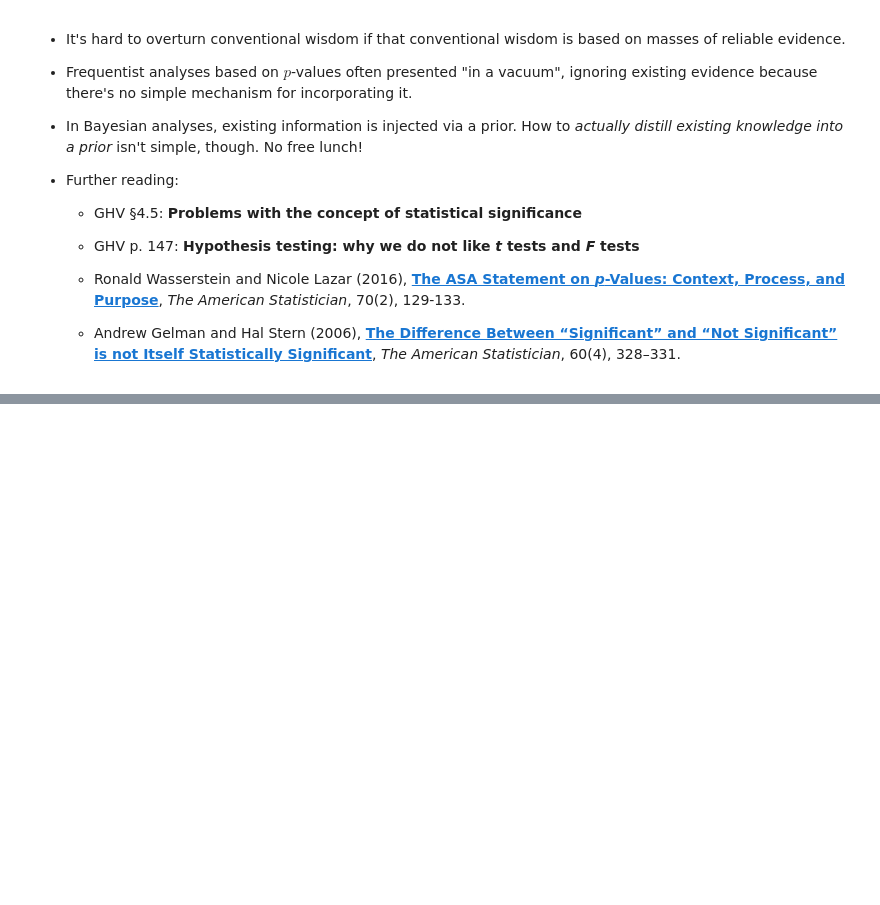
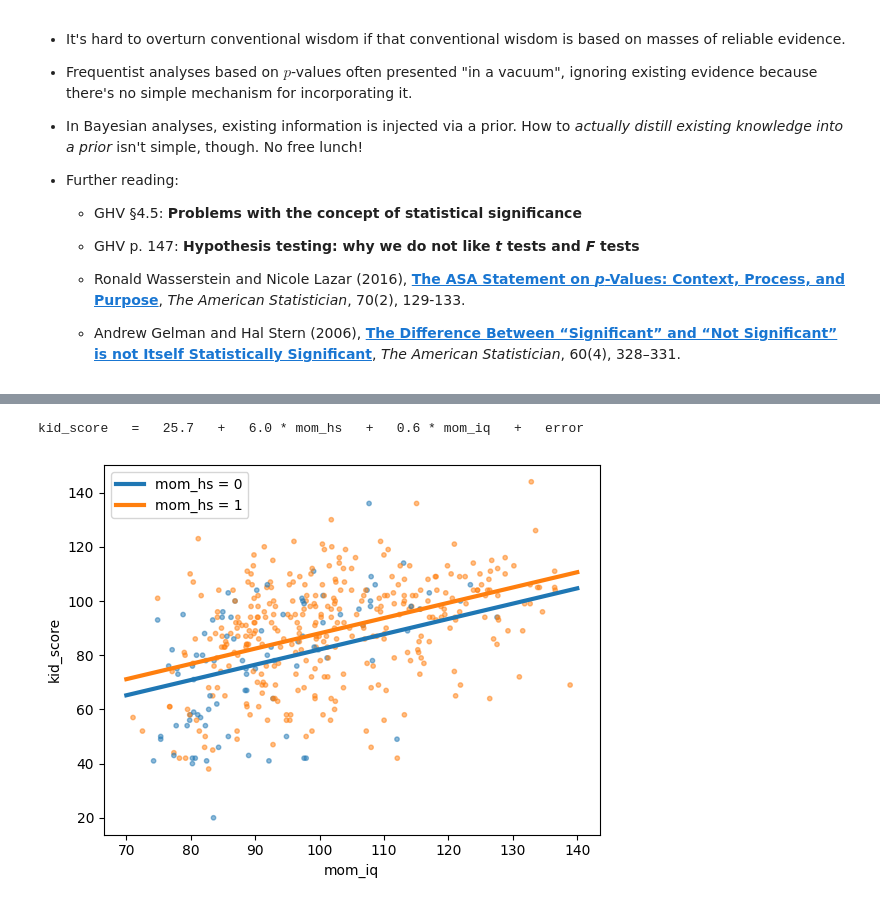
Before and after one commit to mgreenbe/DATA335W2025, a Jupyter notebook: code/2linearregression.ipynb, the cells around one changed output, grey strips where cells are left out. Cells and saved outputs as stored; diff of their text form; code cells hidden in the pictures; blank space fills up the shorter version.

```diff
--- a/code/2linearregression.ipynb
+++ b/code/2linearregression.ipynb
@@ -1080,0 +1132,25 @@ gap posterior mad_sd = 0.0025 (0.25%)
+# %%
+model = LinearRegression()
+model.fit(kidiq[["mom_hs", "mom_iq"]], kidiq["kid_score"])
+a = model.intercept_
+b = model.coef_[0]
+c = model.coef_[1]
+print(
+    f"kid_score   =   {a:.1f}   +   {b:.1f} * mom_hs   +   {c:.1f} * mom_iq   +   error"
+)
+# %% [output]
+kid_score   =   25.7   +   6.0 * mom_hs   +   0.6 * mom_iq   +   error
+# %%
+kidiq.plot.scatter(
+    "mom_iq",
+    "kid_score",
+    s=10,
+    c=["C0" if x == 0 else "C1" for x in kidiq["mom_hs"]],
+    alpha=0.5,
+)
+plot_regression_line((a, c), lw=3, label="mom_hs = 0", xlim=(70, 140))
+plot_regression_line((a + b, c), lw=3, label="mom_hs = 1", xlim=(70, 140))
+plt.legend()
+plt.show()
+# %% [output]
+[figure, added]
```
Also changed, not shown: parts of 17 cells of this notebook, 6 other files.
